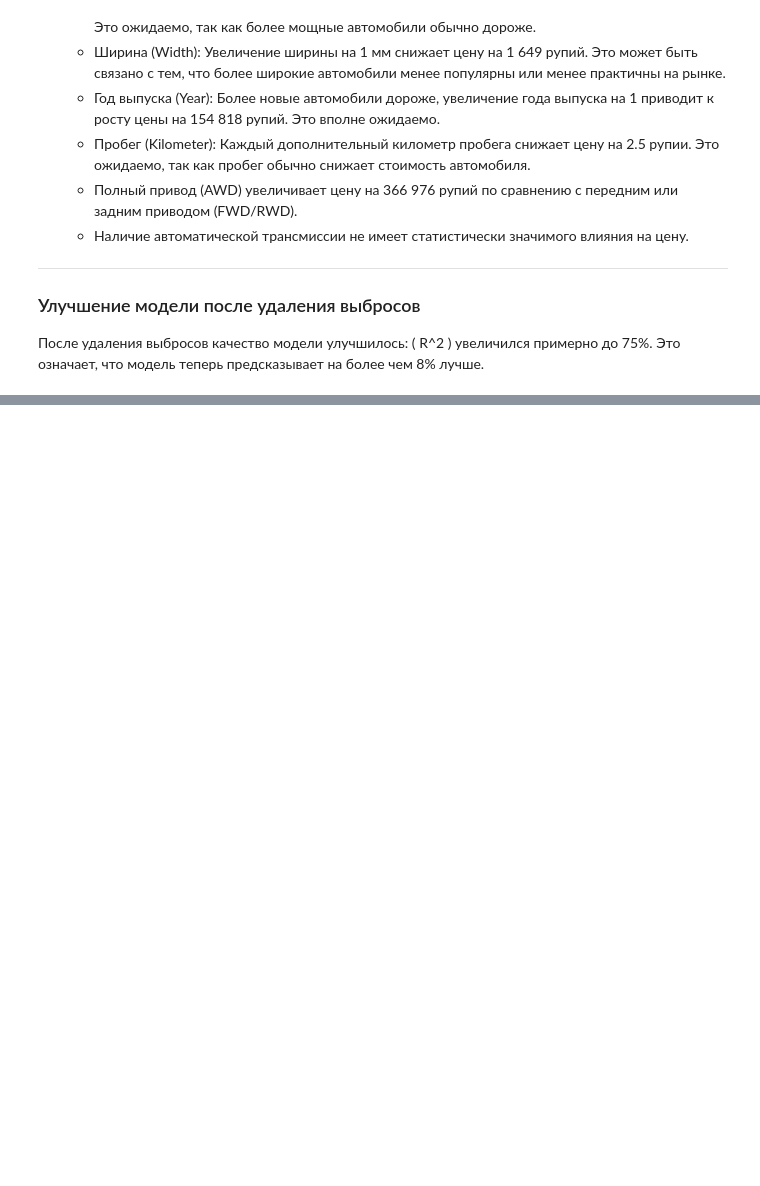
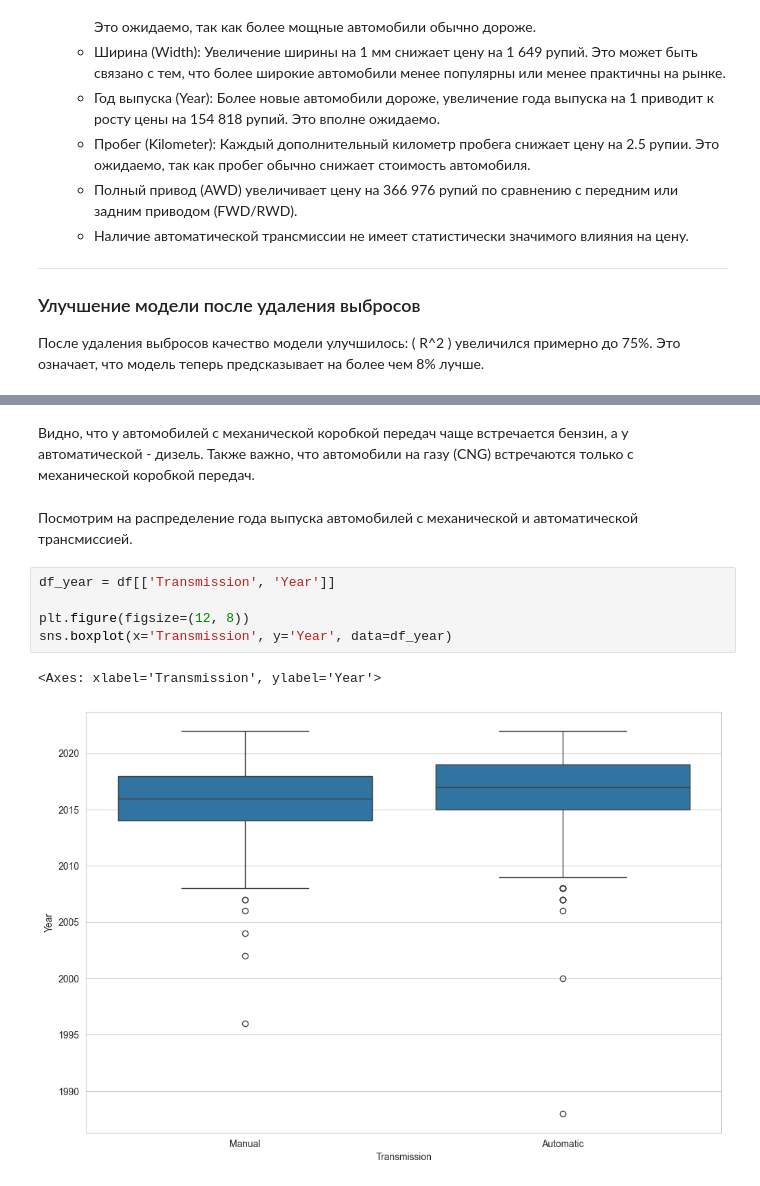
Before and after one commit to brshtsk/hell-in-python, a Jupyter notebook: Проект-авто.ipynb, the cells around one changed output, grey strips where cells are left out. Saved outputs shown, nothing was run; the diff lists cells and outputs as text; blank space fills up the shorter version.

```diff
--- a/Проект-авто.ipynb
+++ b/Проект-авто.ipynb
@@ -1330,0 +1436,12 @@ vif_df.sort_values(by=['VIF'])
+# %% [markdown]
+Видно, что у автомобилей с механической коробкой передач чаще встречается бензин, а у автоматической - дизель. Также важно, что автомобили на газу (CNG) встречаются только с механической коробкой передач.
+# %% [markdown]
+Посмотрим на распределение года выпуска автомобилей с механической и автоматической трансмиссией.
+# %%
+df_year = df[['Transmission', 'Year']]
+
+plt.figure(figsize=(12, 8))
+sns.boxplot(x='Transmission', y='Year', data=df_year)
+# %% [output]
+<Axes: xlabel='Transmission', ylabel='Year'>
+[figure, added]
```
Also changed, not shown: parts of 39 cells of this notebook.
